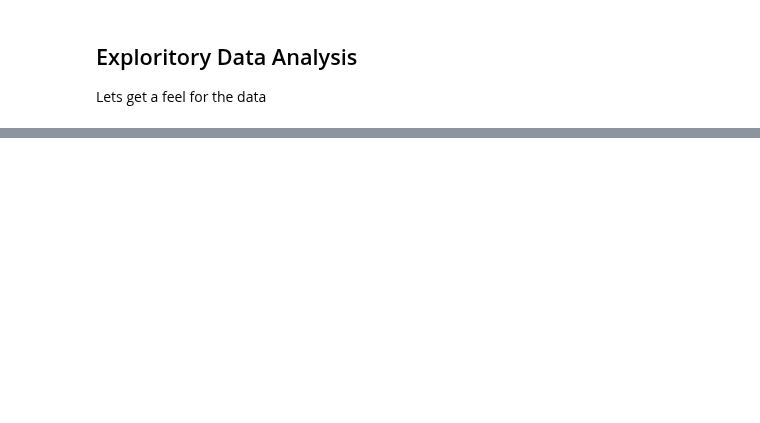
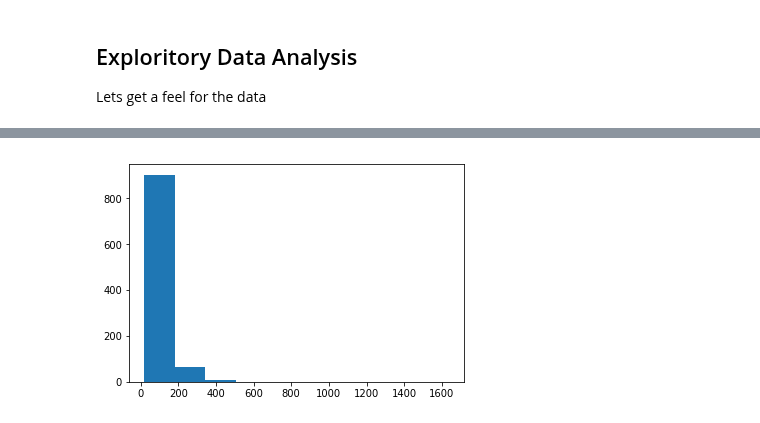
Before and after one commit to mjkern/RedditSubcultures, a Jupyter notebook: Data Analysis.ipynb, the cells around one changed output, grey strips where cells are left out. Saved outputs shown, nothing was run; the diff lists cells and outputs as text; code cells hidden in the pictures; blank space fills up the shorter version.

```diff
--- a/Data Analysis.ipynb
+++ b/Data Analysis.ipynb
@@ -242,0 +62,5 @@ plt.show()
+# %%
+plt.hist(submissions['content'].apply(len))
+plt.show()
+# %% [output]
+[figure, added]
```
Also changed, not shown: parts of 49 cells of this notebook, 7 other files.
